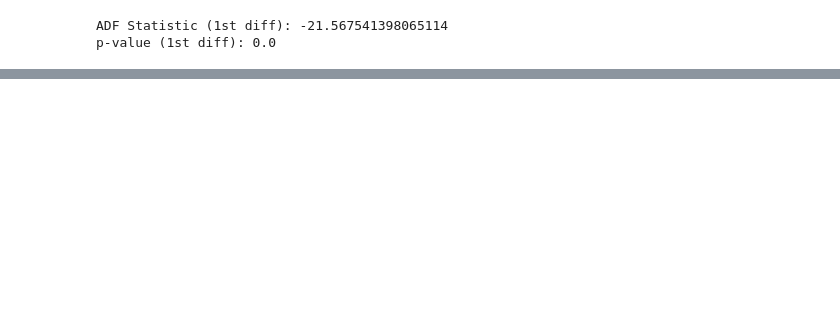
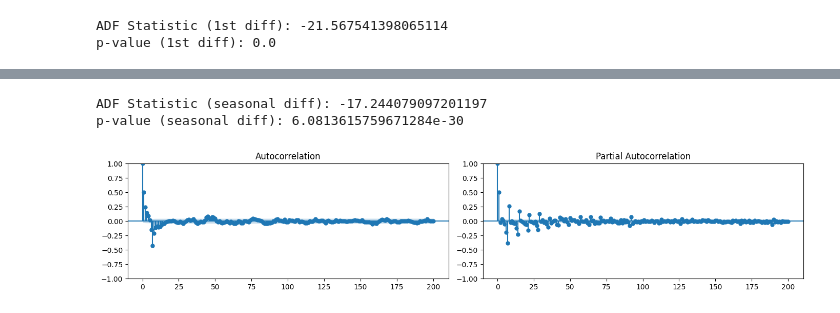
Before and after one commit to rjlatail/NYC_311_Forecasting, a Jupyter notebook: NYC_311_Forecasting_Notebook.ipynb, the cells around one changed output, grey strips where cells are left out. Saved outputs shown, nothing was run; the diff lists cells and outputs as text; code cells hidden in the pictures; blank space fills up the shorter version.

```diff
--- a/NYC_311_Forecasting_Notebook.ipynb
+++ b/NYC_311_Forecasting_Notebook.ipynb
@@ -585,0 +680,18 @@ AttributeError: 'Axes' object has no attribute 'plot_acf'
+# %%
+df_311_pivot['Count_seasonal_diff'] = df_311_pivot['Count'].diff(7).dropna()
+
+# Verify stationarity of the seasonally differenced series
+result_seasonal_diff = adfuller(df_311_pivot['Count_seasonal_diff'].dropna())
+print(f'ADF Statistic (seasonal diff): {result_seasonal_diff[0]}')
+print(f'p-value (seasonal diff): {result_seasonal_diff[1]}')
+
+# Plot ACF and PACF of seasonally differenced residuals
+fig, ax = plt.subplots(1, 2, figsize=(14, 3))
+plot_acf(df_311_pivot['Count_seasonal_diff'].dropna(), ax=ax[0], lags=200)
+plot_pacf(df_311_pivot['Count_seasonal_diff'].dropna(), ax=ax[1], lags=200)
+plt.tight_layout()
+plt.show()
+# %% [output]
+ADF Statistic (seasonal diff): -17.244079097201197
+p-value (seasonal diff): 6.0813615759671284e-30
+[figure, added]
```
Also changed, not shown: parts of 42 cells of this notebook.
